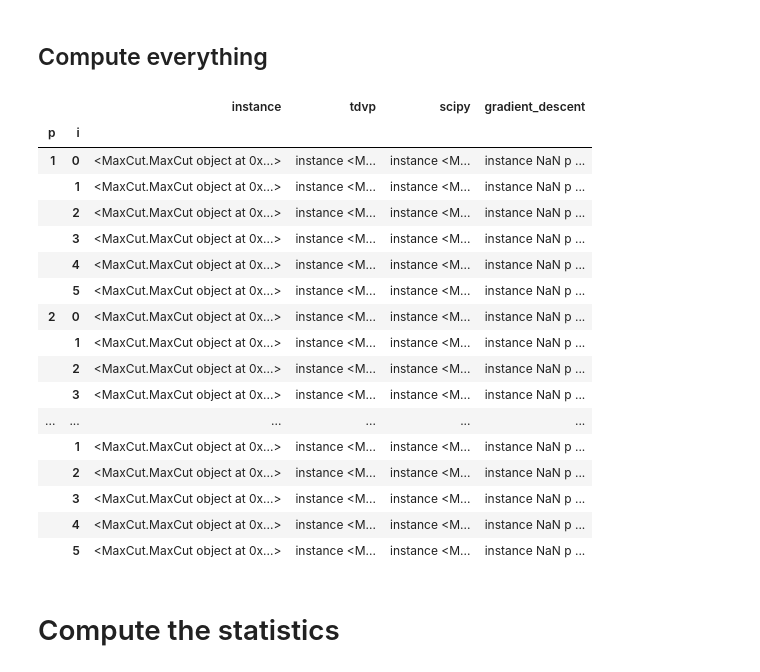
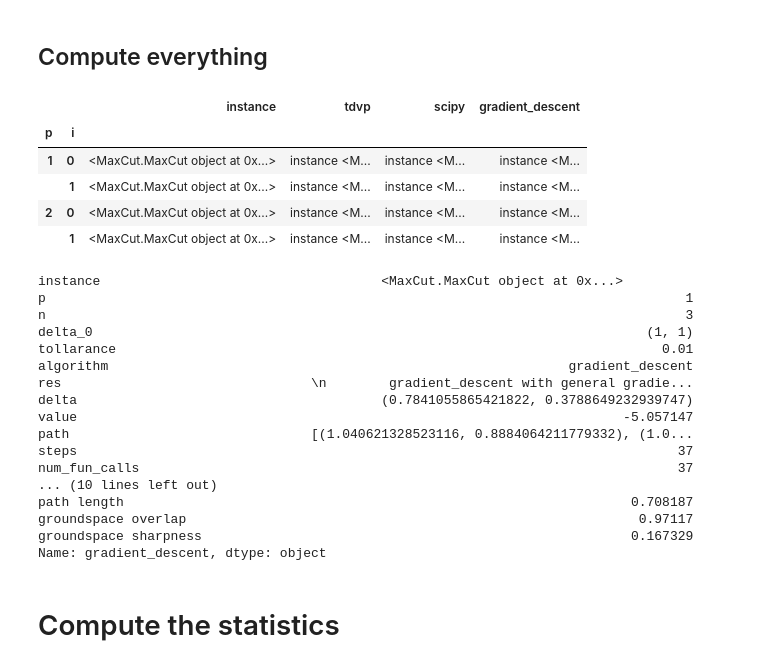
Before and after one commit to LeonhardRichter/TDVP_and_QAOA, a Jupyter notebook: data_processing.ipynb, the cells around one changed output. Saved outputs shown, nothing was run; the diff lists cells and outputs as text; code cells hidden in the pictures.

Commit message:
process data

```diff
--- a/data_processing.ipynb
+++ b/data_processing.ipynb
@@ -22,10 +62,10 @@ swifter;MaxCut;get_all_connected; get_connected_rn_graph; get_rn_qubo; select_if
 # %% [markdown]
 # convert data into DataFrame
 # %%
-with open('.//results/n4_results_itered.p', 'rb') as file:
+with open('./results/n5_data.p', 'rb') as file:
     df = pickle.load(file)
 
-df
+df.head(10)
 # %% [output]
 |  |  | instance | tdvp | scipy | gradient_descent |
 | p | i |  |  |  |  |
@@ -48,13 +147,15 @@ df
 # %%
-# scipy has no number set for 'steps' but we will use this field for computations
+#scipy has no number set for 'steps' but we will use this field for computations
 for p,i in df.index:
     df['scipy'].loc[p,i]['steps'] = df['scipy'].loc[p,i]['num_fun_calls']
-    df['gradient_descent'].loc[p,i]['num_fun_calls'] = df['gradient_descent'].loc[p,i]['steps']
+    if df['gradient_descent'].loc[p,i] is not np.NaN:
+        df['gradient_descent'].loc[p,i]['num_fun_calls'] = df['gradient_descent'].loc[p,i]['steps']
     for alg in {'scipy', 'tdvp', 'gradient_descent'}:
-        res = df[alg].loc[p,i]
-        try:
-            res['success'] = res.res.success
-        except  AttributeError:
-            res['success'] = False
-df['gradient_descent'].loc[1,0]
+        if df[alg].loc[p,i] is not np.NaN:
+            res = df[alg].loc[p,i]
+            try:
+                res['success'] = res.res.success
+            except  AttributeError:
+                res['success'] = False
+df['gradient_descent'].loc[1,1]
 # %% [output]
@@ -206,12 +306,16 @@ def circuit_count(steps:int, algorithm:str, p:int, n:int):
         return steps*(p**2 + p)*(1/8*n**4 +1/2*n**3 -5/8*n**2) + 1
     if algorithm =="scipy":
         return steps + 1
+    if algorithm=='gradient_descent':
+        return steps
 
 def gate_count(steps: int, algorithm: str, p: int, n: int, qaoa: QAOA):
     if algorithm=='tdvp':
         return steps*(num_metric_gates(n,p,qaoa.qubo) + num_gradient_gates(n,p,qaoa.qubo)) + num_qaoa_gates(n,p,qaoa.qubo)
     if algorithm=='scipy':
         return (1+steps)*num_qaoa_gates(n,p,qaoa.qubo)
+    if algorithm=='gradient_descent':
+        return (1+steps)*num_qaoa_gates(n,p,qaoa.qubo)
 
 def path_length(path:List[Tuple[float]])->float:
     return sum(np.linalg.norm(np.array(path[i])-np.array(path[i+1])) for i in range(len(path)-1))
@@ -268,11 +372,11 @@ def compute_measures(res:pd.Series, qaoa:QAOA)->pd.Series:
 # %%
 def measures_mapping(row:pd.Series):
     qaoa = QAOA(row['instance'].qubo,p=row.name[0])
-    if row.tdvp.algorithm is not np.NaN:
+    if row.tdvp.delta is not np.NaN:
         row.tdvp = compute_measures(row.tdvp,qaoa)
-    if row.scipy.algorithm is not np.NaN:
+    if row.scipy.delta is not np.NaN:
         row.scipy = compute_measures(row.scipy,qaoa)
-    if row.gradient_descent.algorithm is not np.NaN:
+    if row.gradient_descent.delta is not np.NaN:
         row.gradient_descent = compute_measures(row.gradient_descent,qaoa)
     # if row.scipy.algorithm is not None:
     #     row.scipy =compute_measures(row.scipy,qaoa)
@@ -283,23 +387,11 @@ def compute_measures_apply(df:pd.DataFrame)->pd.DataFrame:
     return df.swifter.apply(measures_mapping, axis=1)
 # %%
 df = compute_measures_apply(df)
-df
+df.head(10)
 # %% [output]
 |  |  | instance | tdvp | scipy | gradient_descent |
 | p | i |  |  |  |  |
-| 1 | 0 | <MaxCut.MaxCut object at 0x...> | instance <M... | instance <M... | instance NaN p ... |
-|  | 1 | <MaxCut.MaxCut object at 0x...> | instance <M... | instance <M... | instance NaN p ... |
-|  | 2 | <MaxCut.MaxCut object at 0x...> | instance <M... | instance <M... | instance NaN p ... |
-|  | 3 | <MaxCut.MaxCut object at 0x...> | instance <M... | instance <M... | instance NaN p ... |
-|  | 4 | <MaxCut.MaxCut object at 0x...> | instance <M... | instance <M... | instance NaN p ... |
-|  | 5 | <MaxCut.MaxCut object at 0x...> | instance <M... | instance <M... | instance NaN p ... |
-| 2 | 0 | <MaxCut.MaxCut object at 0x...> | instance <M... | instance <M... | instance NaN p ... |
-|  | 1 | <MaxCut.MaxCut object at 0x...> | instance <M... | instance <M... | instance NaN p ... |
-|  | 2 | <MaxCut.MaxCut object at 0x...> | instance <M... | instance <M... | instance NaN p ... |
-|  | 3 | <MaxCut.MaxCut object at 0x...> | instance <M... | instance <M... | instance NaN p ... |
-| ... | ... | ... | ... | ... | ... |
-|  | 1 | <MaxCut.MaxCut object at 0x...> | instance <M... | instance <M... | instance NaN p ... |
-|  | 2 | <MaxCut.MaxCut object at 0x...> | instance <M... | instance <M... | instance NaN p ... |
-|  | 3 | <MaxCut.MaxCut object at 0x...> | instance <M... | instance <M... | instance NaN p ... |
-|  | 4 | <MaxCut.MaxCut object at 0x...> | instance <M... | instance <M... | instance NaN p ... |
-|  | 5 | <MaxCut.MaxCut object at 0x...> | instance <M... | instance <M... | instance NaN p ... |
+| 1 | 0 | <MaxCut.MaxCut object at 0x...> | instance <M... | instance <M... | instance <M... |
+|  | 1 | <MaxCut.MaxCut object at 0x...> | instance <M... | instance <M... | instance <M... |
+| 2 | 0 | <MaxCut.MaxCut object at 0x...> | instance <M... | instance <M... | instance <M... |
+|  | 1 | <MaxCut.MaxCut object at 0x...> | instance <M... | instance <M... | instance <M... |
@@ -308,3 +398,23 @@ df['tdvp'].loc[3,2]
+# %%
+df['gradient_descent'].loc[1,1]
+# %% [output]
+instance                                    <MaxCut.MaxCut object at 0x...>
+p                                                                                  1
+n                                                                                  3
+delta_0                                                                       (1, 1)
+tollarance                                                                      0.01
+algorithm                                                           gradient_descent
+res                                \n        gradient_descent with general gradie...
+delta                                       (0.7841055865421822, 0.3788649232939747)
+value                                                                      -5.057147
+path                               [(1.040621328523116, 0.8884064211779332), (1.0...
+steps                                                                             37
+num_fun_calls                                                                     37
+... (10 lines left out)
+path length                                                                 0.708187
+groundspace overlap                                                          0.97117
+groundspace sharpness                                                       0.167329
+Name: gradient_descent, dtype: object
 # %% [markdown]
 # Compute the statistics
 # %%
```
Also changed, not shown: parts of 32 cells of this notebook, 6 other files.
